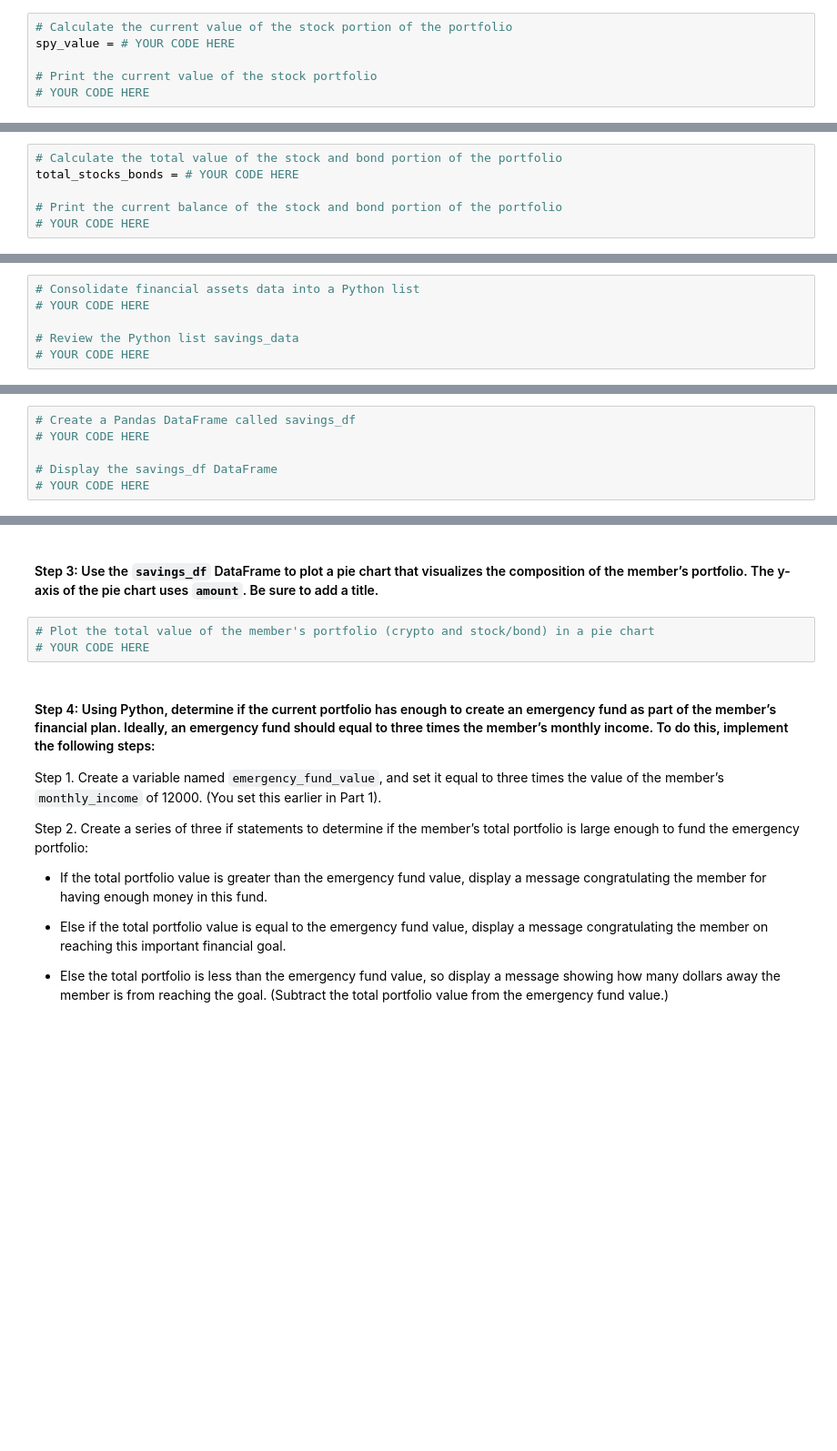
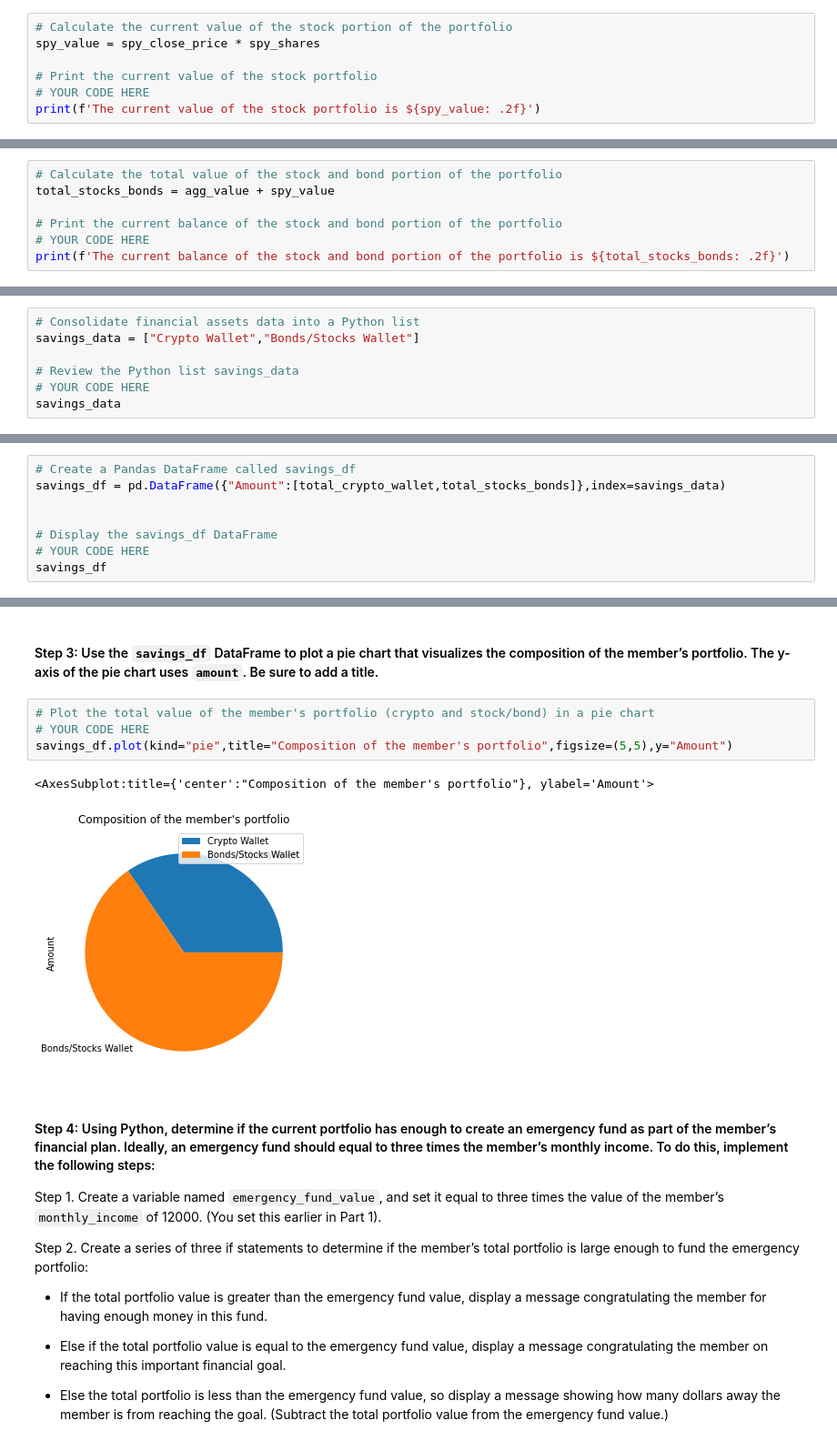
Before and after one commit to kaioff/api_analysis, a Jupyter notebook: financial_planning_tools.ipynb, the cells around one changed output, grey strips where cells are left out. Shown at 91% size. Drawn from its saved outputs; the diff is of its cells as text; blank space fills up the shorter version.

```diff
--- a/financial_planning_tools.ipynb
+++ b/financial_planning_tools.ipynb
@@ -271,6 +283,7 @@ agg_value = # YOUR CODE HERE
 # %%
 # Calculate the current value of the stock portion of the portfolio
-spy_value = # YOUR CODE HERE
+spy_value = spy_close_price * spy_shares
 
 # Print the current value of the stock portfolio
 # YOUR CODE HERE
+print(f'The current value of the stock portfolio is ${spy_value: .2f}')
@@ -277,6 +292,7 @@ spy_value = # YOUR CODE HERE
 # %%
 # Calculate the total value of the stock and bond portion of the portfolio
-total_stocks_bonds = # YOUR CODE HERE
+total_stocks_bonds = agg_value + spy_value
 
 # Print the current balance of the stock and bond portion of the portfolio
 # YOUR CODE HERE
+print(f'The current balance of the stock and bond portion of the portfolio is ${total_stocks_bonds: .2f}')
@@ -319,7 +340,8 @@ In this section, you’ll use the valuations for the cryptocurrency wallet and f
 #### Step 1: Create a Python list named `savings_data` that has two elements. The first element contains the total value of the cryptocurrency wallet. The second element contains the total value of the stock and bond portions of the portfolio.
 # %%
 # Consolidate financial assets data into a Python list
-# YOUR CODE HERE
+savings_data = ["Crypto Wallet","Bonds/Stocks Wallet"]
 
 # Review the Python list savings_data
 # YOUR CODE HERE
+savings_data
@@ -333,7 +357,9 @@ In this section, you’ll use the valuations for the cryptocurrency wallet and f
 - `index`: Set this parameter equal to a Python list with the values of `crypto` and `stock/bond`.
 # %%
 # Create a Pandas DataFrame called savings_df
-# YOUR CODE HERE
+savings_df = pd.DataFrame({"Amount":[total_crypto_wallet,total_stocks_bonds]},index=savings_data)
+
 
 # Display the savings_df DataFrame
 # YOUR CODE HERE
+savings_df
@@ -342,6 +372,10 @@ In this section, you’ll use the valuations for the cryptocurrency wallet and f
 # %%
 # Plot the total value of the member's portfolio (crypto and stock/bond) in a pie chart
 # YOUR CODE HERE
+savings_df.plot(kind="pie",title="Composition of the member's portfolio",figsize=(5,5),y="Amount")
+# %% [output]
+<AxesSubplot:title={'center':"Composition of the member's portfolio"}, ylabel='Amount'>
+[figure, added]
 # %% [markdown]
 #### Step 4: Using Python, determine if the current portfolio has enough to create an emergency fund as part of the member’s financial plan. Ideally, an emergency fund should equal to three times the member’s monthly income. To do this, implement the following steps:
 
```
Also changed, not shown: parts of 37 cells of this notebook.
